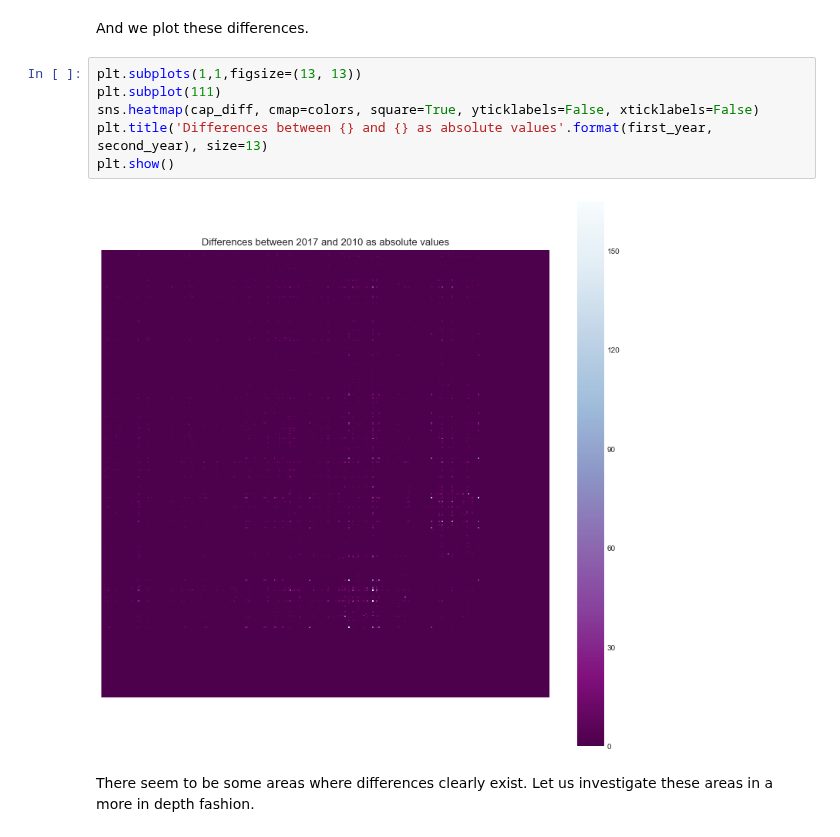
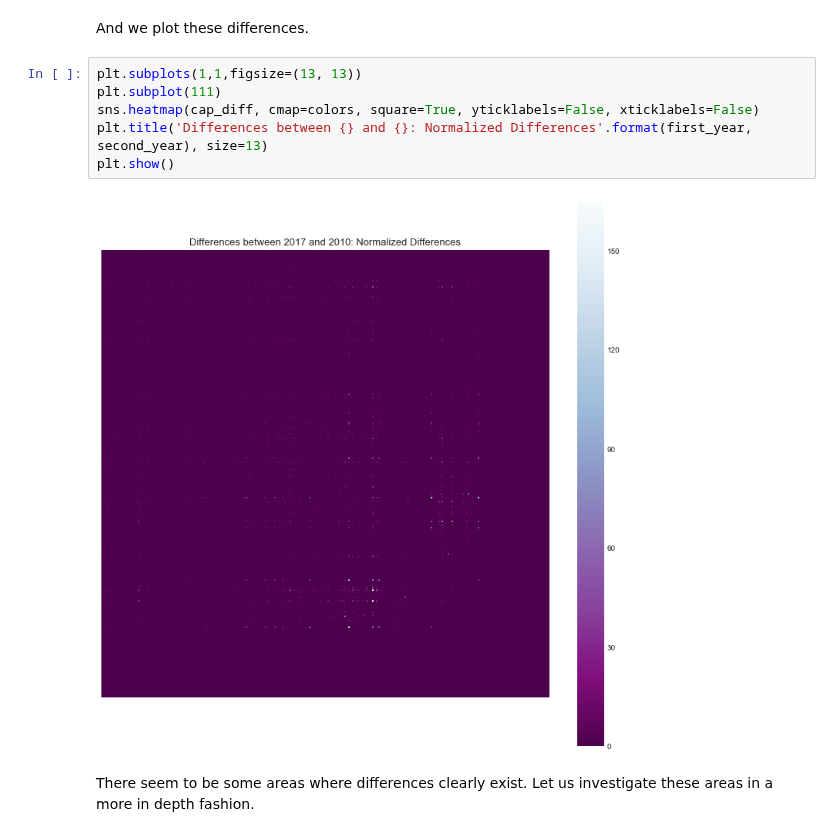
Before and after one commit to duarteocarmo/technological_capabilities, a Jupyter notebook: notebooks/2_2_Capability Correlations_Time.ipynb, the cells around one changed output. Cells and saved outputs as stored; diff of their text form.

```diff
--- a/notebooks/2_2_Capability Correlations_Time.ipynb
+++ b/notebooks/2_2_Capability Correlations_Time.ipynb
@@ -940,11 +940,11 @@ And we plot these differences.
 # %%
 plt.subplots(1,1,figsize=(13, 13))
 plt.subplot(111)
 sns.heatmap(cap_diff, cmap=colors, square=True, yticklabels=False, xticklabels=False)
-plt.title('Differences between {} and {} as absolute values'.format(first_year, second_year), size=13)
+plt.title('Differences between {} and {}: Normalized Differences'.format(first_year, second_year), size=13)
 plt.show()
 # %% [output]
-[figure, old version]
+[figure, new version]
 # %% [markdown]
 There seem to be some areas where differences clearly exist. Let us investigate these areas in a more in depth fashion.
 # %% [markdown]
```
